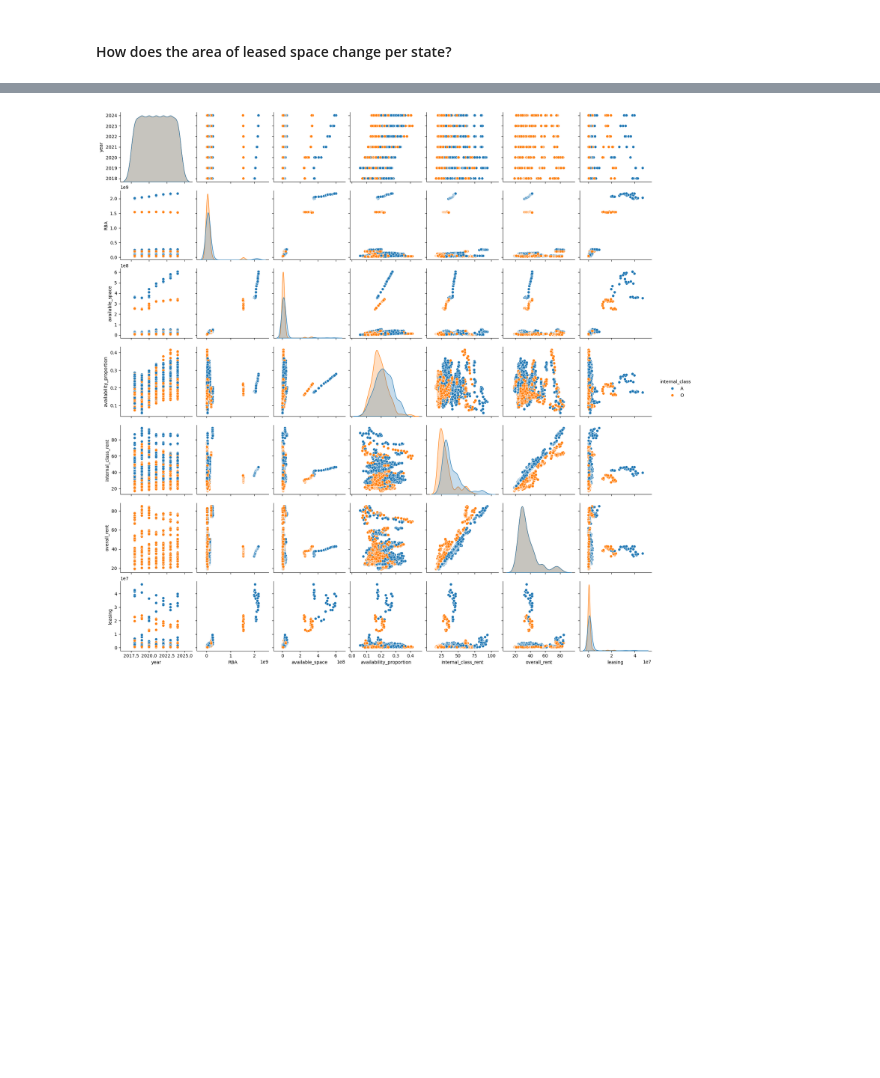
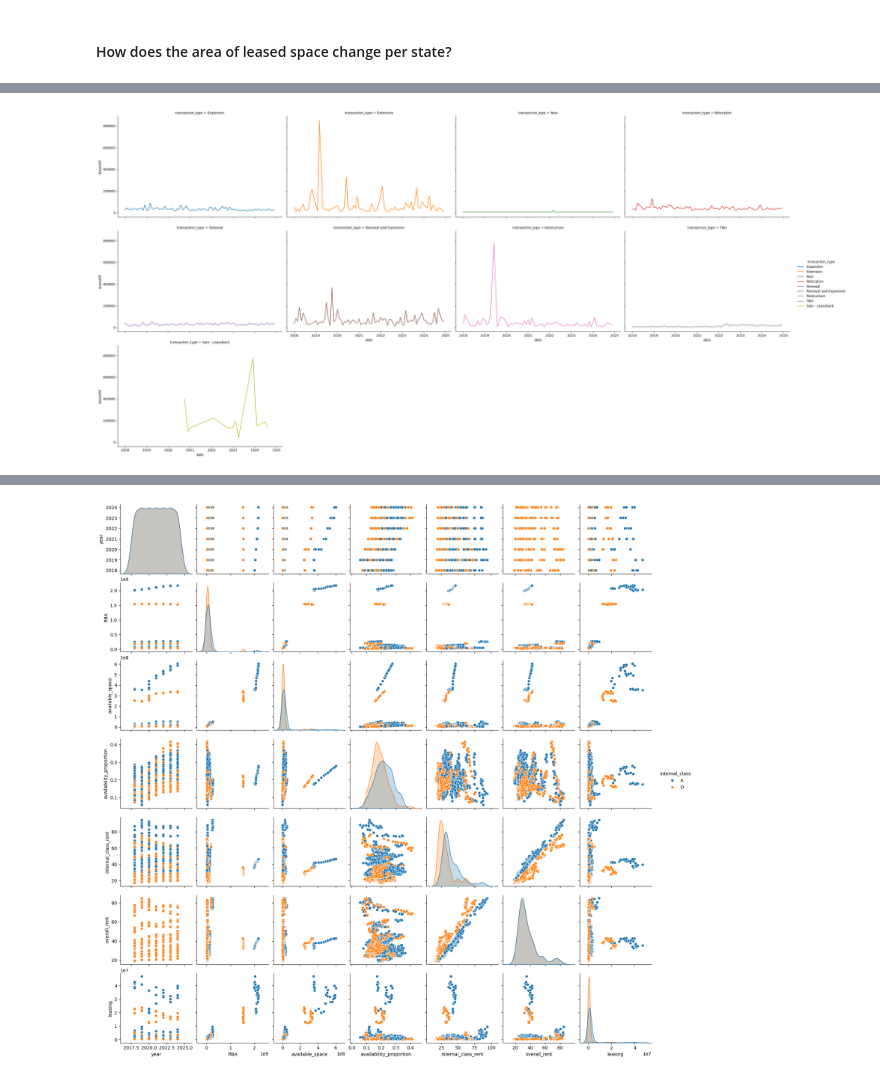
Before and after one commit to cph-datascience/ASA-DataFest-2025, a Jupyter notebook: code/leases-analysis.ipynb, the cells around one changed output, grey strips where cells are left out. Saved outputs shown, nothing was run; the diff lists cells and outputs as text; code cells hidden in the pictures; blank space fills up the shorter version.

```diff
--- a/code/leases-analysis.ipynb
+++ b/code/leases-analysis.ipynb
@@ -317,0 +364,7 @@ sns.catplot(data=leases_no_price_df, x='leasedSF', y='state', kind='bar');
+# %%
+leases_time_series_groupt_df = leases_time_series_df.groupby(['date', 'transaction_type'])['leasedSF'].mean().reset_index()
+
+transaction_facet = sns.FacetGrid(leases_time_series_groupt_df, col='transaction_type', hue='transaction_type', col_wrap = 4, height=5, aspect=1.5)
+transaction_facet.map(sns.lineplot, 'date', 'leasedSF').add_legend();
+# %% [output]
+[figure, added]
```
Also changed, not shown: parts of 14 cells of this notebook, 1 other file.
